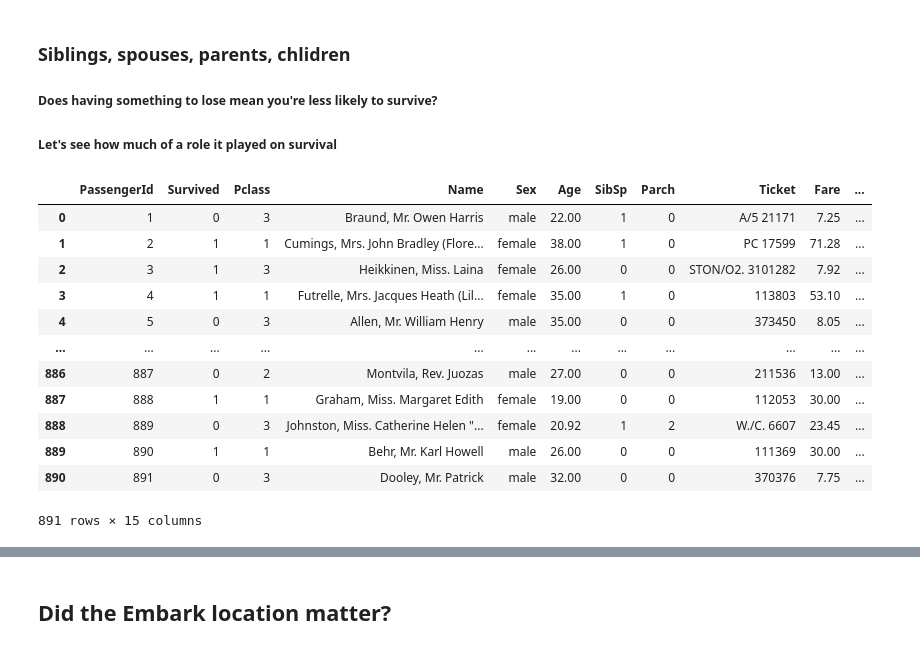
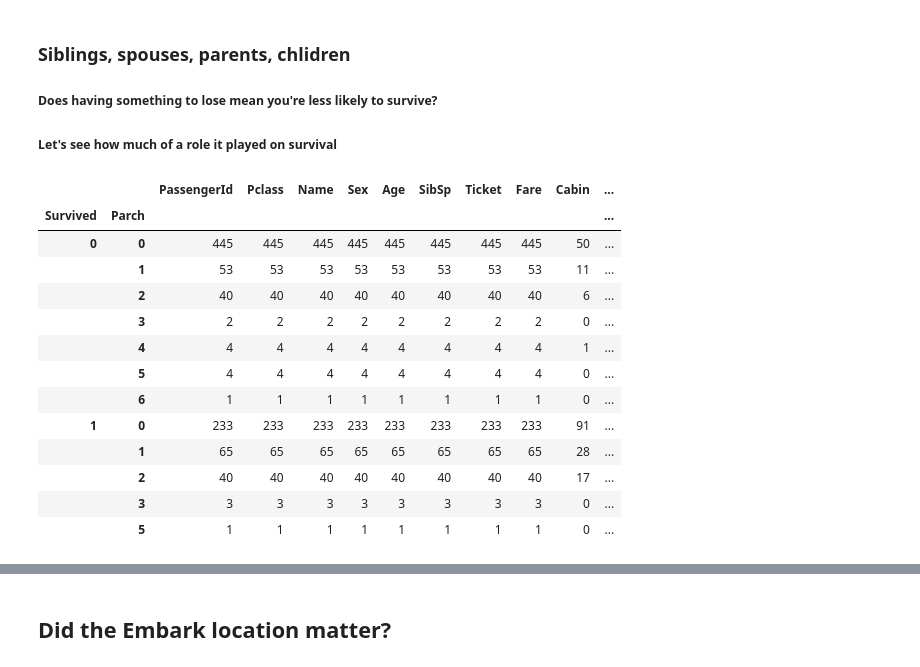
Before and after one commit to JustAnotherHeroRiding/KAGGLE-Titanic-Dataset, a Jupyter notebook: titanickagglenb.ipynb, the cells around one changed output, grey strips where cells are left out. Cells and saved outputs as stored; diff of their text form; code cells hidden in the pictures.

```diff
--- a/titanickagglenb.ipynb
+++ b/titanickagglenb.ipynb
@@ -530,19 +530,20 @@ fig.show()
 ### Siblings, spouses, parents, chlidren
 ##### Does having something to lose mean you're less likely to survive?
 ##### Let's see how much of a role it played on survival
-# %%
-df_train
-# %% [output]
-|  | PassengerId | Survived | Pclass | Name | Sex | Age | SibSp | Parch | Ticket | Fare | ... |
-| 0 | 1 | 0 | 3 | Braund, Mr. Owen Harris | male | 22.00 | 1 | 0 | A/5 21171 | 7.25 | ... |
-| 1 | 2 | 1 | 1 | Cumings, Mrs. John Bradley (Flore... | female | 38.00 | 1 | 0 | PC 17599 | 71.28 | ... |
-| 2 | 3 | 1 | 3 | Heikkinen, Miss. Laina | female | 26.00 | 0 | 0 | STON/O2. 3101282 | 7.92 | ... |
-| 3 | 4 | 1 | 1 | Futrelle, Mrs. Jacques Heath (Lil... | female | 35.00 | 1 | 0 | 113803 | 53.10 | ... |
-| 4 | 5 | 0 | 3 | Allen, Mr. William Henry | male | 35.00 | 0 | 0 | 373450 | 8.05 | ... |
-| ... | ... | ... | ... | ... | ... | ... | ... | ... | ... | ... | ... |
-| 886 | 887 | 0 | 2 | Montvila, Rev. Juozas | male | 27.00 | 0 | 0 | 211536 | 13.00 | ... |
-| 887 | 888 | 1 | 1 | Graham, Miss. Margaret Edith | female | 19.00 | 0 | 0 | 112053 | 30.00 | ... |
-| 888 | 889 | 0 | 3 | Johnston, Miss. Catherine Helen "... | female | 20.92 | 1 | 2 | W./C. 6607 | 23.45 | ... |
-| 889 | 890 | 1 | 1 | Behr, Mr. Karl Howell | male | 26.00 | 0 | 0 | 111369 | 30.00 | ... |
-| 890 | 891 | 0 | 3 | Dooley, Mr. Patrick | male | 32.00 | 0 | 0 | 370376 | 7.75 | ... |
-891 rows × 15 columns
+# %%
+df_train.groupby(["Survived",'Parch']).count()
+# %% [output]
+|  |  | PassengerId | Pclass | Name | Sex | Age | SibSp | Ticket | Fare | Cabin | ... |
+| Survived | Parch |  |  |  |  |  |  |  |  |  | ... |
+| 0 | 0 | 445 | 445 | 445 | 445 | 445 | 445 | 445 | 445 | 50 | ... |
+|  | 1 | 53 | 53 | 53 | 53 | 53 | 53 | 53 | 53 | 11 | ... |
+|  | 2 | 40 | 40 | 40 | 40 | 40 | 40 | 40 | 40 | 6 | ... |
+|  | 3 | 2 | 2 | 2 | 2 | 2 | 2 | 2 | 2 | 0 | ... |
+|  | 4 | 4 | 4 | 4 | 4 | 4 | 4 | 4 | 4 | 1 | ... |
+|  | 5 | 4 | 4 | 4 | 4 | 4 | 4 | 4 | 4 | 0 | ... |
+|  | 6 | 1 | 1 | 1 | 1 | 1 | 1 | 1 | 1 | 0 | ... |
+| 1 | 0 | 233 | 233 | 233 | 233 | 233 | 233 | 233 | 233 | 91 | ... |
+|  | 1 | 65 | 65 | 65 | 65 | 65 | 65 | 65 | 65 | 28 | ... |
+|  | 2 | 40 | 40 | 40 | 40 | 40 | 40 | 40 | 40 | 17 | ... |
+|  | 3 | 3 | 3 | 3 | 3 | 3 | 3 | 3 | 3 | 0 | ... |
+|  | 5 | 1 | 1 | 1 | 1 | 1 | 1 | 1 | 1 | 0 | ... |
```
Also changed, not shown: parts of 15 cells of this notebook, 2 other files.
